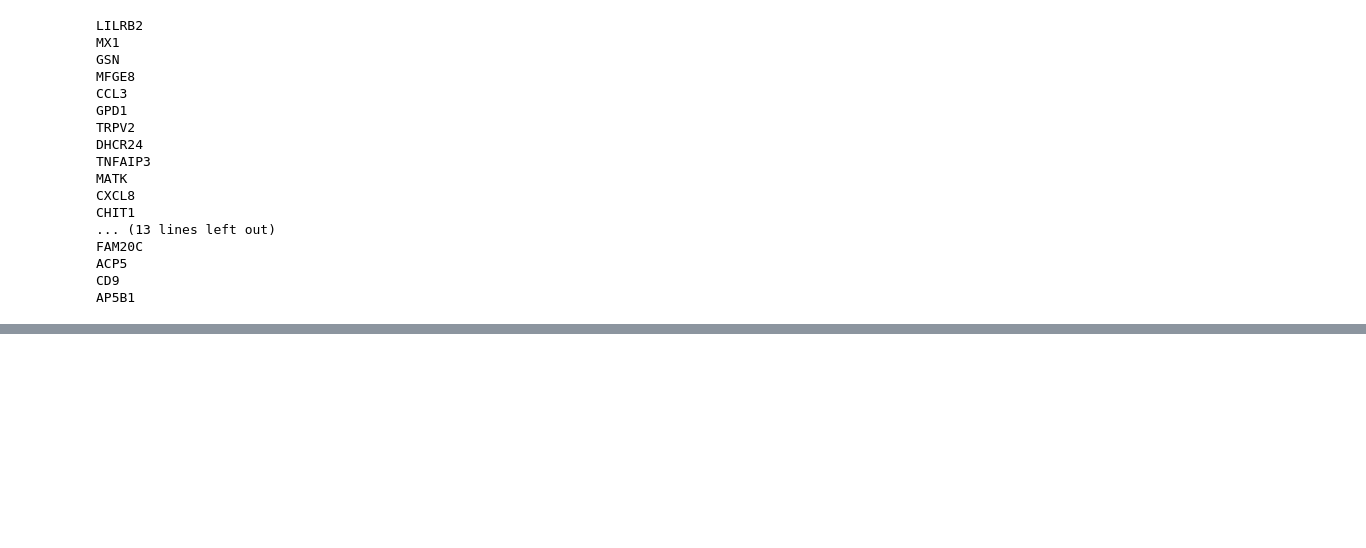
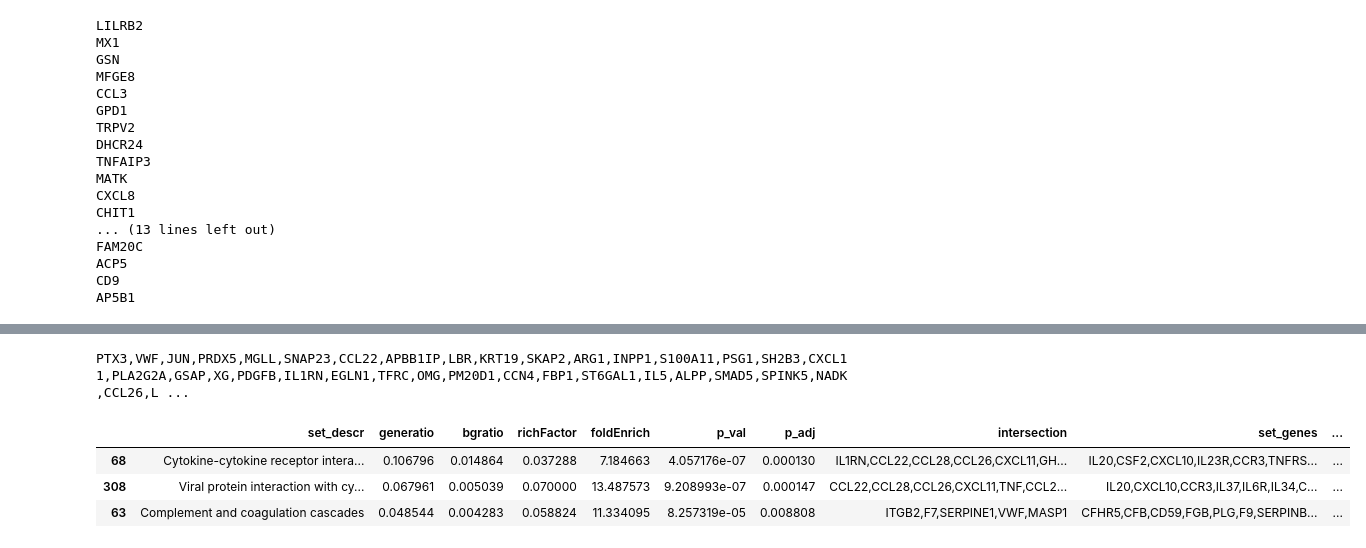
Before and after one commit to Alector-BIO/llm2geneset, a Jupyter notebook: notebooks/4_run_example.ipynb, the cells around one changed output, grey strips where cells are left out. Saved outputs shown, nothing was run; the diff lists cells and outputs as text; code cells hidden in the pictures; blank space fills up the shorter version.

```diff
--- a/notebooks/4_run_example.ipynb
+++ b/notebooks/4_run_example.ipynb
@@ -78,0 +78,30 @@ df[df["p_adj"] < 0.05]
+# %%
+#
+ppmi_olink_p196 = pd.read_csv("data/alt_ppmi_csf_PDvsHC.lm.20241004.tsv", sep="\t")
+ppmi_olink_p196 = ppmi_olink_p196[(ppmi_olink_p196["wt_pvalue"]<1e-2)]# & ((ppmi_olink_p196["l2fc"])>0)]
+#
+# ppmi_olink_p196 = pd.read_csv("data/covariates_ppmi_csf_PDvsHC.lm20241008.tsv", sep="\t")
+# print(ppmi_olink_p196.columns)
+# ppmi_olink_p196 = ppmi_olink_p196[(ppmi_olink_p196["wt_pvalue"]<0.1) & (ppmi_olink_p196["l2fc"]<0)]
+#
+genes = ppmi_olink_p196["GENE"].to_list()
+#
+random.seed(20241009)
+random.shuffle(genes)
+#
+print(",".join(genes))
+# %% [output]
+PTX3,VWF,JUN,PRDX5,MGLL,SNAP23,CCL22,APBB1IP,LBR,KRT19,SKAP2,ARG1,INPP1,S100A11,PSG1,SH2B3,CXCL11,PLA2G2A,GSAP,XG,PDGFB,IL1RN,EGLN1,TFRC,OMG,PM20D1,CCN4,FBP1,ST6GAL1,IL5,ALPP,SMAD5,SPINK5,NADK,CCL26,L ...
+# %%
+#
+gmt = llm2geneset.read_gmt("libs_human/gmt/KEGG_2021_Human.txt")
+set_descr = gmt["descr"]
+gene_sets = gmt["genes"]
+df = llm2geneset.simple_ora(genes, set_descr, gene_sets)
+df.to_csv("outputs/KEGG_ppmi-olink-p196.tsv",sep="\t",index=None)
+df[df["p_adj"] < 0.01]
+# %% [output]
+|  | set_descr | generatio | bgratio | richFactor | foldEnrich | p_val | p_adj | intersection | set_genes | ... |
+| 68 | Cytokine-cytokine receptor intera... | 0.106796 | 0.014864 | 0.037288 | 7.184663 | 4.057176e-07 | 0.000130 | IL1RN,CCL22,CCL28,CCL26,CXCL11,GH... | IL20,CSF2,CXCL10,IL23R,CCR3,TNFRS... | ... |
+| 308 | Viral protein interaction with cy... | 0.067961 | 0.005039 | 0.070000 | 13.487573 | 9.208993e-07 | 0.000147 | CCL22,CCL28,CCL26,CXCL11,TNF,CCL2... | IL20,CXCL10,CCR3,IL37,IL6R,IL34,C... | ... |
+| 63 | Complement and coagulation cascades | 0.048544 | 0.004283 | 0.058824 | 11.334095 | 8.257319e-05 | 0.008808 | ITGB2,F7,SERPINE1,VWF,MASP1 | CFHR5,CFB,CD59,FGB,PLG,F9,SERPINB... | ... |
```
Also changed, not shown: parts of 15 cells of this notebook, 5 other files.
